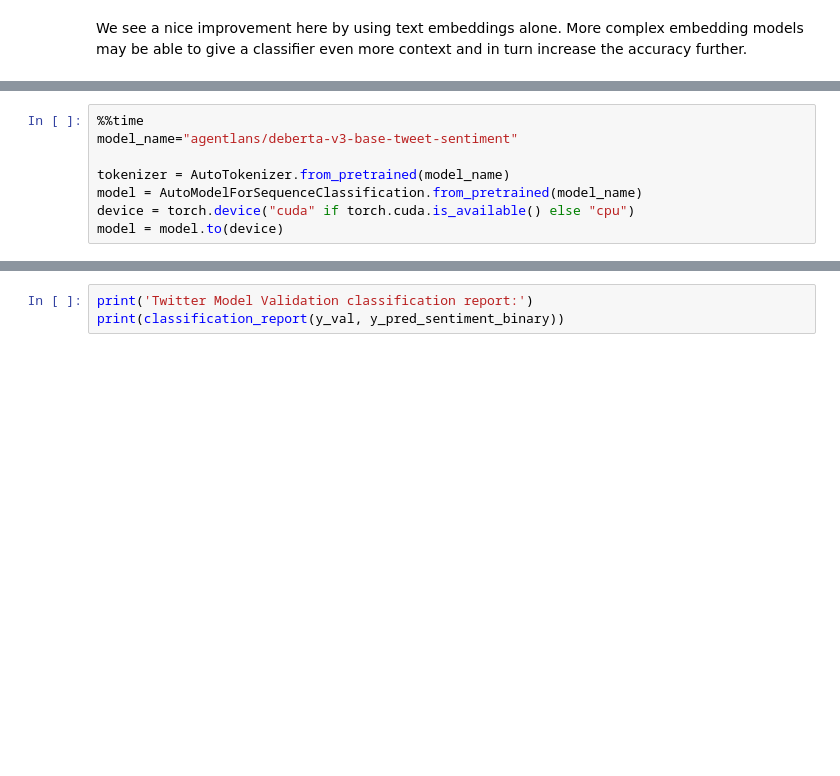
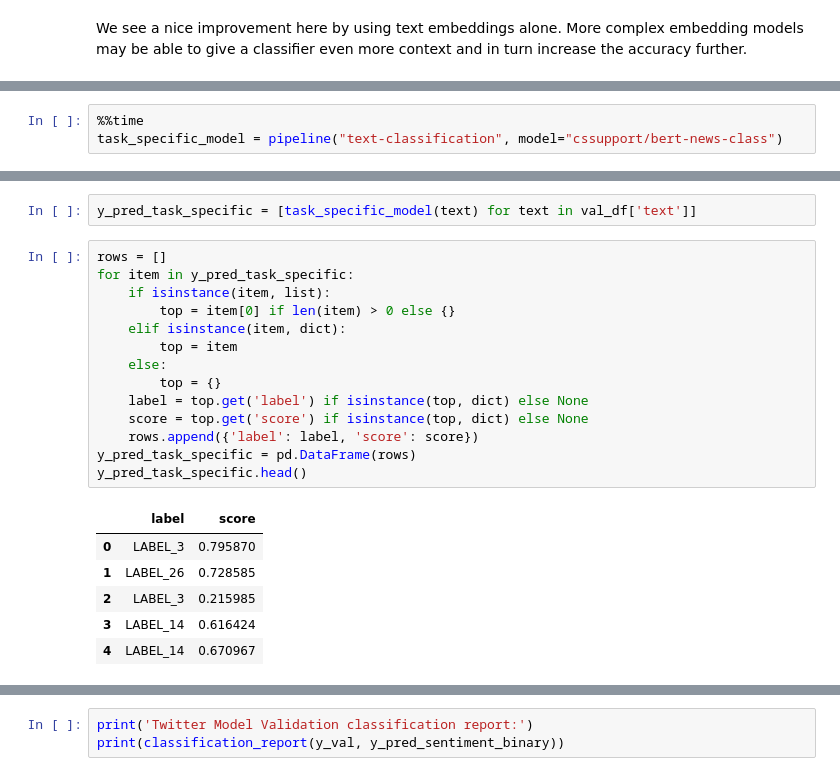
Before and after one commit to danield2255/topic-classification-methods-experiment, a Jupyter notebook: multi_class_text_classification_experiment.ipynb, the cells around one changed output, grey strips where cells are left out. Drawn from its saved outputs; the diff is of its cells as text; blank space fills up the shorter version.

```diff
--- a/multi_class_text_classification_experiment.ipynb
+++ b/multi_class_text_classification_experiment.ipynb
@@ -264,9 +262,4 @@ In the age of model repositories and as more and more people are training and sh
 # %%
 %%time
-model_name="agentlans/deberta-v3-base-tweet-sentiment"
-
-tokenizer = AutoTokenizer.from_pretrained(model_name)
-model = AutoModelForSequenceClassification.from_pretrained(model_name)
-device = torch.device("cuda" if torch.cuda.is_available() else "cpu")
-model = model.to(device)
+task_specific_model = pipeline("text-classification", model="cssupport/bert-news-class")
 # %% [output]
@@ -274,0 +268,23 @@ Wall time: 1.83 s
+# %%
+y_pred_task_specific = [task_specific_model(text) for text in val_df['text']]
+# %%
+rows = []
+for item in y_pred_task_specific:
+    if isinstance(item, list):
+        top = item[0] if len(item) > 0 else {}
+    elif isinstance(item, dict):
+        top = item
+    else:
+        top = {}
+    label = top.get('label') if isinstance(top, dict) else None
+    score = top.get('score') if isinstance(top, dict) else None
+    rows.append({'label': label, 'score': score})
+y_pred_task_specific = pd.DataFrame(rows)
+y_pred_task_specific.head()
+# %% [output]
+|  | label | score |
+| 0 | LABEL_3 | 0.795870 |
+| 1 | LABEL_26 | 0.728585 |
+| 2 | LABEL_3 | 0.215985 |
+| 3 | LABEL_14 | 0.616424 |
+| 4 | LABEL_14 | 0.670967 |
```
Also changed, not shown: parts of 13 cells of this notebook.
